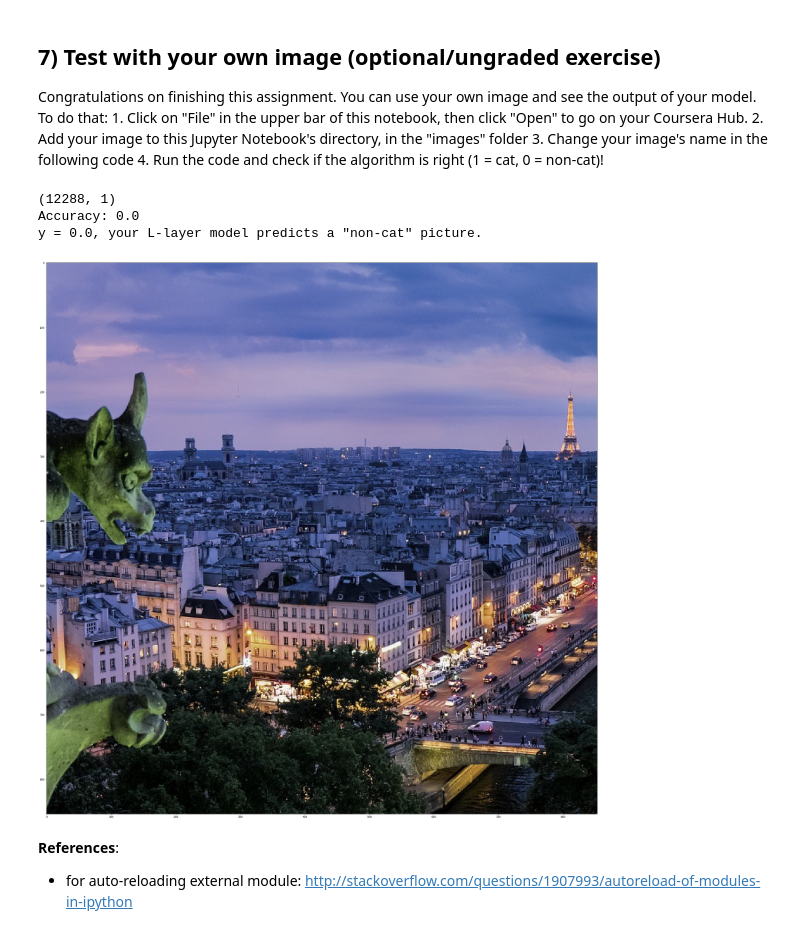
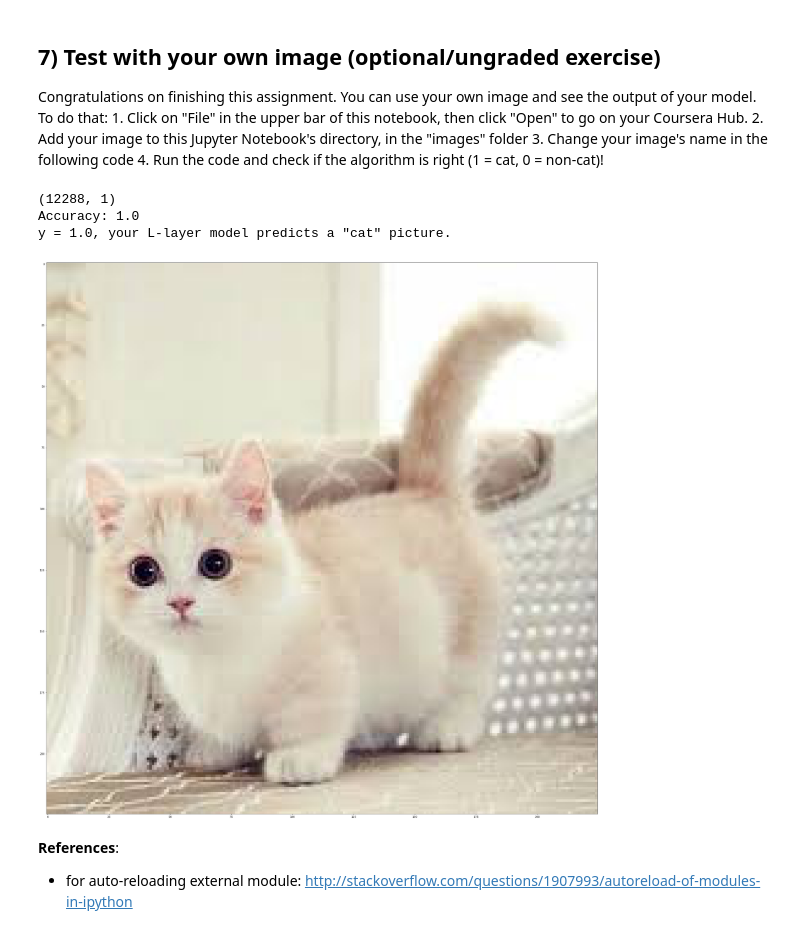
Before and after one commit to liansheng/deeplearning.ai, a Jupyter notebook: 1_Neural Networks and Deep Learning/week4/Deep Neural Network Application Image Classification/Deep+Neural+Network+-+Application+v3.ipynb, the cells around one changed output. Saved outputs shown, nothing was run; the diff lists cells and outputs as text; code cells hidden in the pictures.

```diff
--- a/1_Neural Networks and Deep Learning/week4/Deep Neural Network Application Image Classification/Deep+Neural+Network+-+Application+v3.ipynb
+++ b/1_Neural Networks and Deep Learning/week4/Deep Neural Network Application Image Classification/Deep+Neural+Network+-+Application+v3.ipynb
@@ -544,23 +544,23 @@ Congratulations on finishing this assignment. You can use your own image and see
 # %%
 ## START CODE HERE ##
 # my_image = "my_image.jpg"# change this to the name of your image file
-my_image = "Lion_wautubg)ub)Banuvua.jpg"
+my_image = "my_cat.jpg"
 my_label_y = [1] # the true class of your image (1 -> cat, 0 -> non-cat)
 ## END CODE HERE ##
 
 fname = "images/" + my_image
 image = np.array(ndimage.imread(fname, flatten=False))
 my_image = scipy.misc.imresize(image, size=(num_px,num_px)).reshape((num_px*num_px*3,1))
 print(my_image.shape)
 my_predicted_image = predict(my_image, my_label_y, parameters)
 
 plt.imshow(image)
 print ("y = " + str(np.squeeze(my_predicted_image)) + ", your L-layer model predicts a \"" + classes[int(np.squeeze(my_predicted_image)),].decode("utf-8") +  "\" picture.")
 # %% [output]
 (12288, 1)
-Accuracy: 0.0
-y = 0.0, your L-layer model predicts a "non-cat" picture.
+Accuracy: 1.0
+y = 1.0, your L-layer model predicts a "cat" picture.
-[figure, old version]
+[figure, new version]
 # %% [markdown]
 **References**:
 
```
Also changed, not shown: 1 other file.
